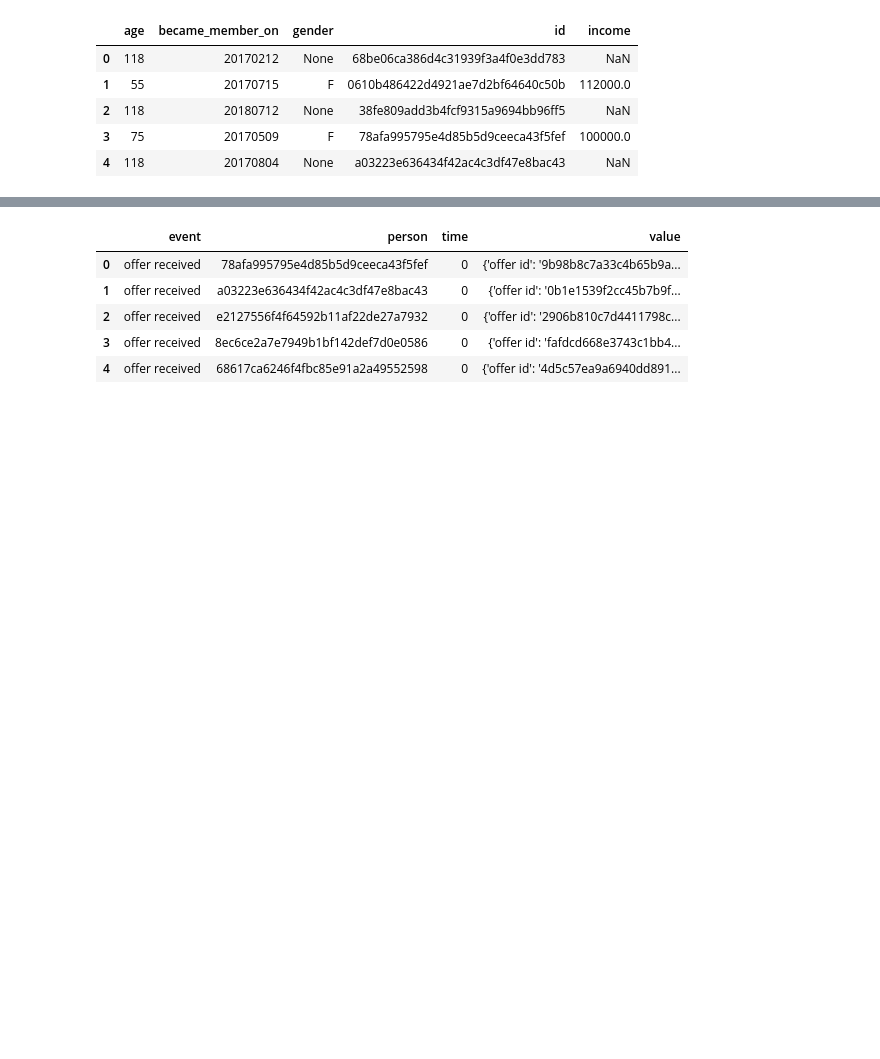
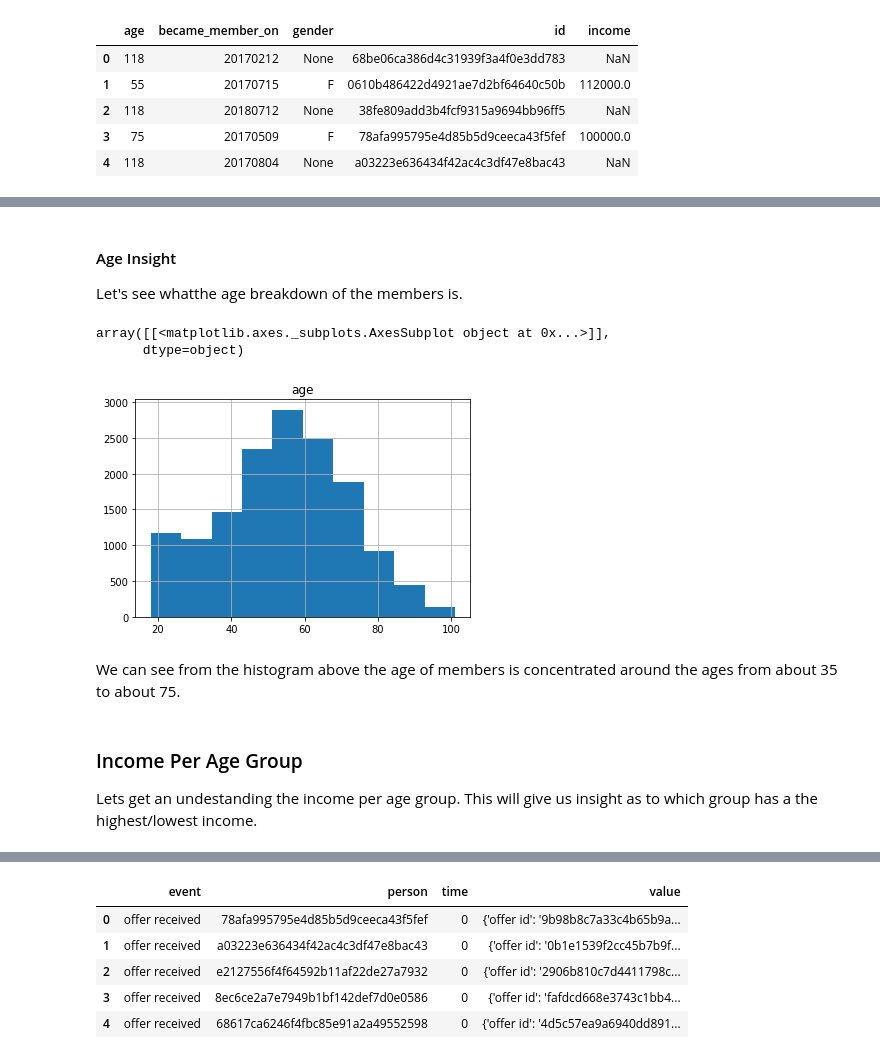
Before and after one commit to mxolisi/starbucks_coffee, a Jupyter notebook: Starbucks_Capstone_notebook.ipynb, the cells around one changed output, grey strips where cells are left out. Drawn from its saved outputs; the diff is of its cells as text; code cells hidden in the pictures; blank space fills up the shorter version.

```diff
--- a/Starbucks_Capstone_notebook.ipynb
+++ b/Starbucks_Capstone_notebook.ipynb
@@ -121,0 +138,4 @@ profile.head()
+# %%
+mean_age=math.ceil(profile.age.mean())
+
+profile.replace({'age':118}, mean_age,inplace=True)
@@ -121,0 +144,3 @@ profile.head()
+# %%
+mean_income=math.ceil(profile.income.mean())
+profile.replace({'income':np.NaN},mean_income,inplace=True)
@@ -121,0 +156,3 @@ profile.head()
+# %%
+bins = pd.IntervalIndex.from_tuples([(10, 20), (20, 30), (30, 40), (40, 50), (50, 60), (60, 70), (70, 80),(80, 90), (90, 100),(100,120)])
+profile['age_group']=pd.cut(profile.age,bins)
@@ -121,0 +173,2 @@ profile.head()
+# %%
+profile['age_group']=profile['age_group'].map(lambda x: str(x).replace('(','').replace(', ','_to_').replace(']',''))
@@ -121,0 +184,15 @@ profile.head()
+# %% [markdown]
+#### Age Insight
+Let's see whatthe age breakdown of the members is.
+# %%
+profile[['age']].hist()
+# %% [output]
+array([[<matplotlib.axes._subplots.AxesSubplot object at 0x...>]],
+      dtype=object)
+[figure, added]
+# %% [markdown]
+We can see from the histogram above the age of members is concentrated around the ages from about 35 to about 75.
+# %% [markdown]
+### Income Per Age Group
+
+Lets get an undestanding the income per age group. This will give us insight as to which group has a the highest/lowest income.
```
Also changed, not shown: parts of 115 cells of this notebook.
